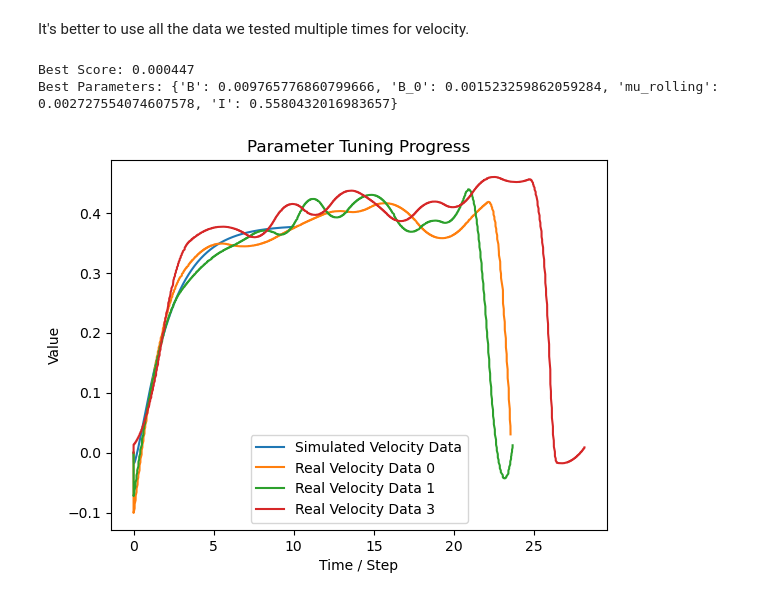
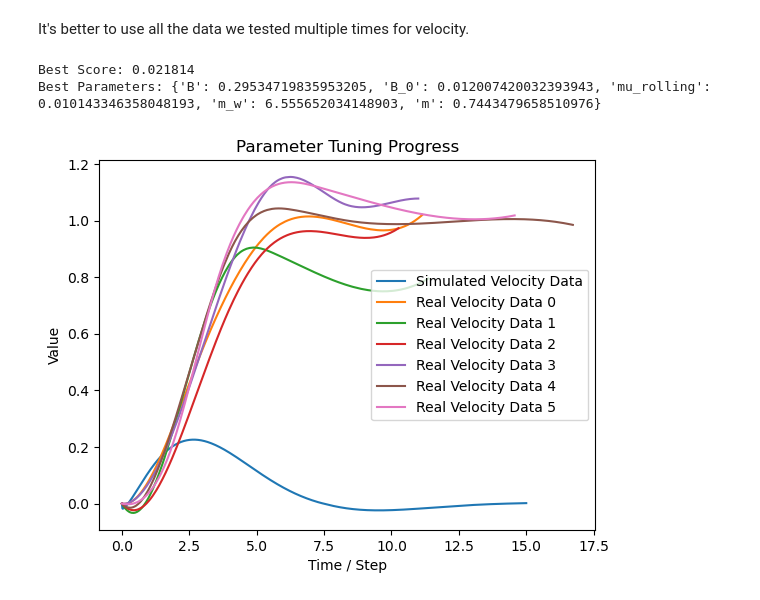
Before and after one commit to gaoshenghan1130/Python_Simu4Unicycle, a Jupyter notebook: Derivation/Segway/Tuner.ipynb, the cells around one changed output. Saved outputs shown, nothing was run; the diff lists cells and outputs as text; code cells hidden in the pictures.

Commit message:
param tuning successful

```diff
--- a/Derivation/Segway/Tuner.ipynb
+++ b/Derivation/Segway/Tuner.ipynb
@@ -91,13 +91,14 @@ from Tuner import tune_parameters
 from ParamTuners import ParamTuner, tuningPlotter, parse_mixed_csv, getPositionFromData, getVelocityFromData
 from Runner import run_simulation
 from Config import MODEL_T, CONTROL_STRATEGY, CONTROL_MODE
+from Parameters import params
 
 
 def simulate(result):
     run_simulation(
         initial_state=[0.0, 0.0, 0.0, 0.0],
         time_span=(0, 15),
-        control_mode=CONTROL_MODE.VELOCITY,
+        control_mode=CONTROL_MODE.POSITION,
         controller_type=CONTROL_STRATEGY.PD,
         desired_gamma=0.0,
         desired_velocity=0.5,
@@ -111,8 +112,8 @@ def simulate(result):
 
 print("Loading real data from CSV...")
 filenames = [
-    "c:\\Users\\labuser\\Desktop\\unicycle_project_umich\\LOGS\\ValidLogs\\V0.5x3.csv",
-    "c:\\Users\\labuser\\Desktop\\unicycle_project_umich\\LOGS\\ValidLogs\\V0.5x3(2).csv",
+    "c:\\Users\\labuser\\Desktop\\unicycle_project_umich\\LOGS\\ValidLogs\\P1.0x3.csv",
+    "c:\\Users\\labuser\\Desktop\\unicycle_project_umich\\LOGS\\ValidLogs\\P1.0x3(2).csv",
 ]
 
 dataList = []
@@ -121,21 +122,19 @@ for file in filenames:
     mode_segments = parse_mixed_csv(file)
 
     for item in mode_segments:
-        if item['mode'] == 'velocity':
+        if item['mode'] == 'position':
 
             dataList.append(item['data'])
 
-print(dataList)
-
 if dataList is None:
     print("Mode Segments:", mode_segments)
-    raise ValueError("No velocity data found in the CSV file.")
+    raise ValueError("No position data found in the CSV file.")
 
-realdataList = [(i, getVelocityFromData(val)) for i, val in enumerate(dataList)]
+realdataList = [(i, getPositionFromData(val)) for i, val in enumerate(dataList)]
 
 # remove faulty data
-faultylist = [7,4,2,5,6]
-realdataList = [data for i, data in enumerate(realdataList) if i not in faultylist]
+# faultylist = [7,4,2,5,6]
+# realdataList = [data for i, data in enumerate(realdataList) if i not in faultylist]
 
 
 def penaltyFunc(resultStorage):
@@ -149,40 +148,42 @@ def penaltyFunc(resultStorage):
     numeric_results = []
 
     tcolumn = resultStorage[0]  #  the first column is time
-    vcolumn = resultStorage[2]  #  third column is velocity
+    vcolumn = resultStorage[1]  #  third column is velocity
 
 
     for t, v in zip(tcolumn, vcolumn):
         numeric_results.append((t, v))
 
-    times = [t/10 for t in range(0,150)] # 0 to 15 seconds with 0.01s intervals
+    times = [t/10 for t in range(0,150)]
 
     for i, realdata in realdataList:
 
         for t in times:
             closest_time_simu = min(numeric_results, key=lambda x: abs(x[0] - t))
             closest_time_real = min(realdata, key=lambda x: abs(x[0] - t))
 
             #print(closest_time_simu, closest_time_real)
 
             # print(f"Time: {t:.2f} s, Simulated Velocity: {closest_time_simu[1]:.4f}, Real Velocity: {closest_time_real[1]:.4f}")
 
             error += (closest_time_simu[1] - closest_time_real[1]) ** 2
 
     return error / (len(times) * len(realdataList))
 
+params.I = 0.08
 
+# velcity data {'B': 0.29534719835953205, 'B_0': 0.012007420032393943, 'mu_rolling': 0.010143346358048193, 'm_w': 6.555652034148903, 'm': 0.7443479658510976}
 
-best_params = tune_parameters(paramDict =  {'B': 0.009355712797712799, 'B_0': 0.0011494577536160012, 'mu_rolling': 0.0025357458535808356, 'I': 0.6385543701447575},
+best_params = tune_parameters(paramDict =  {'B': 0.29534719835953205, 'B_0': 0.012007420032393943, 'mu_rolling': 0.010143346358048193, 'm_w': 6.555652034148903, 'm': 0.7443479658510976},
                                 simulation=simulate,
                                 realdata=realdataList,
                                 ax_real_name="Real Velocity Data",
                                 ax_try_name="Simulated Velocity Data",
                                 penaltyFunc=penaltyFunc,
-                                columnIndex = 2, # [x_c, x_c_dot, gamma, gamma_dot] we want to compare the velocity which is at index 2， (time is at 0)
-                                max_iterations=50,
+                                columnIndex = 1, # [x_c, x_c_dot, gamma, gamma_dot] we want to compare the velocity which is at index 2， (time is at 0)
+                                max_iterations=1,
                                 )
 # %% [output]
-Best Score: 0.000447
-Best Parameters: {'B': 0.009765776860799666, 'B_0': 0.001523259862059284, 'mu_rolling': 0.002727554074607578, 'I': 0.5580432016983657}
+Best Score: 0.021814
+Best Parameters: {'B': 0.29534719835953205, 'B_0': 0.012007420032393943, 'mu_rolling': 0.010143346358048193, 'm_w': 6.555652034148903, 'm': 0.7443479658510976}
-[figure, old version]
+[figure, new version]
```
Also changed, not shown: 1 other file.
